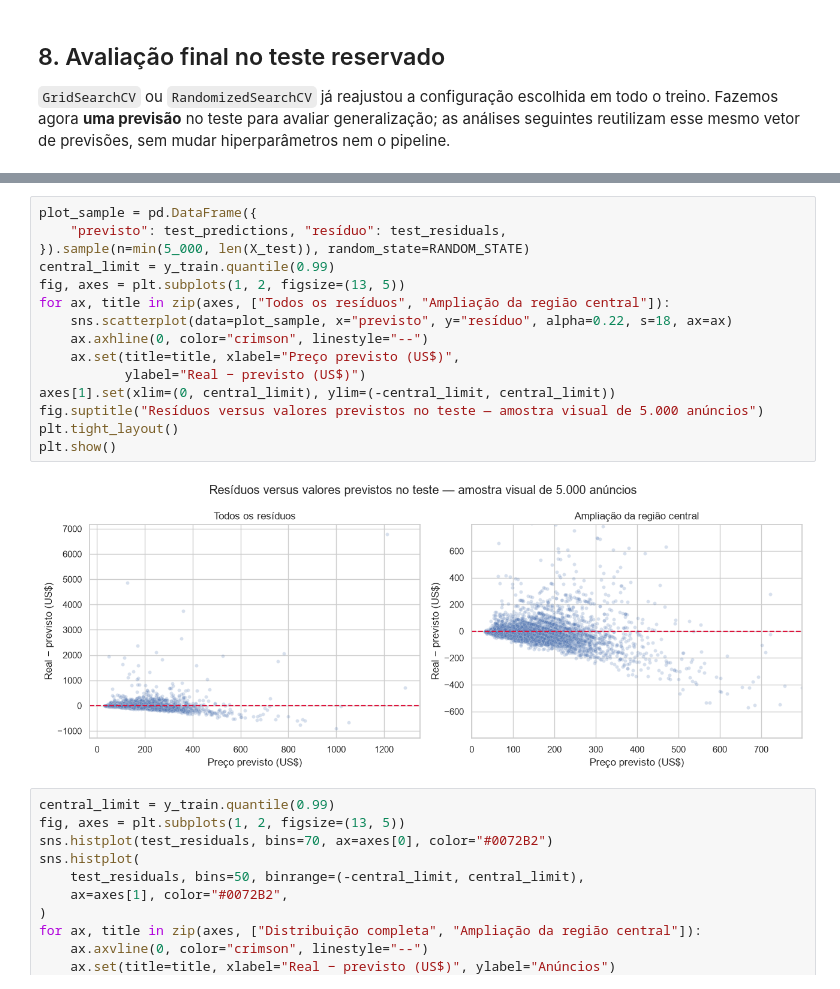
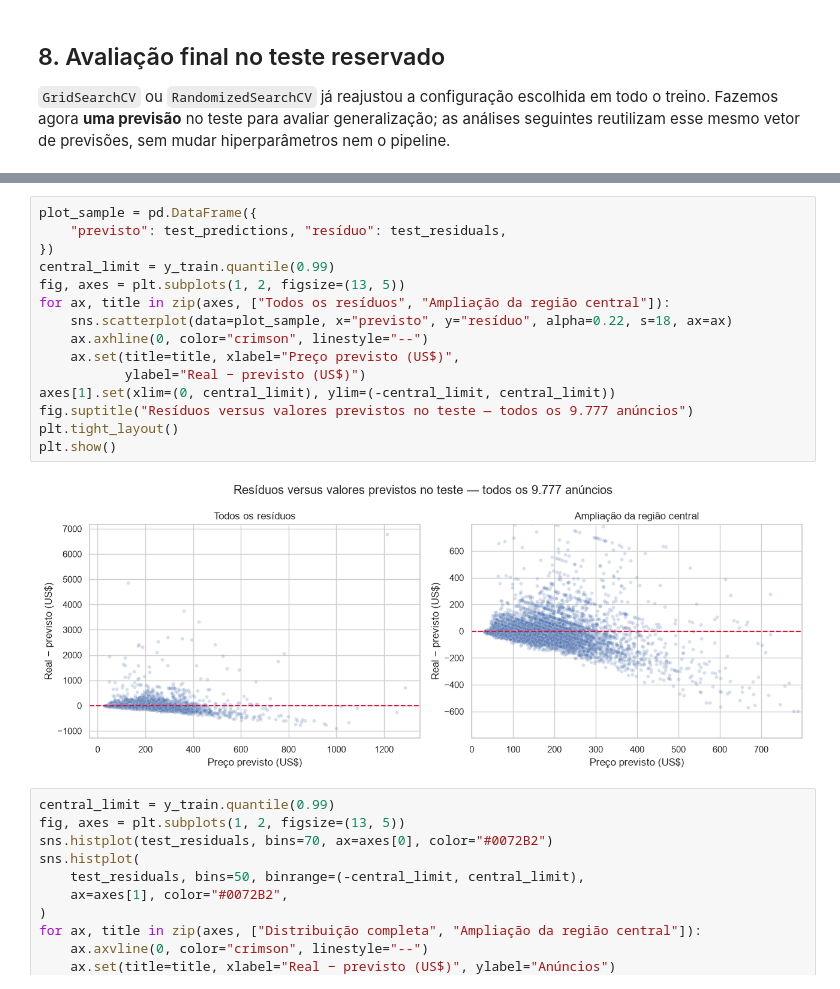
Before and after one commit to djairofilho/aps1-airbnb-eda, a Jupyter notebook: notebooks/APS2_Airbnb_Regressao.ipynb, the cells around one changed output, grey strips where cells are left out. Saved outputs shown, nothing was run; the diff lists cells and outputs as text.

```diff
--- a/notebooks/APS2_Airbnb_Regressao.ipynb
+++ b/notebooks/APS2_Airbnb_Regressao.ipynb
@@ -422,20 +503,20 @@ plt.show()
 # %%
 plot_sample = pd.DataFrame({
     "previsto": test_predictions, "resíduo": test_residuals,
-}).sample(n=min(5_000, len(X_test)), random_state=RANDOM_STATE)
+})
 central_limit = y_train.quantile(0.99)
 fig, axes = plt.subplots(1, 2, figsize=(13, 5))
 for ax, title in zip(axes, ["Todos os resíduos", "Ampliação da região central"]):
     sns.scatterplot(data=plot_sample, x="previsto", y="resíduo", alpha=0.22, s=18, ax=ax)
     ax.axhline(0, color="crimson", linestyle="--")
     ax.set(title=title, xlabel="Preço previsto (US$)",
            ylabel="Real − previsto (US$)")
 axes[1].set(xlim=(0, central_limit), ylim=(-central_limit, central_limit))
-fig.suptitle("Resíduos versus valores previstos no teste — amostra visual de 5.000 anúncios")
+fig.suptitle("Resíduos versus valores previstos no teste — todos os 9.777 anúncios")
 plt.tight_layout()
 plt.show()
 # %% [output]
-[figure, old version]
+[figure, new version]
 # %%
 central_limit = y_train.quantile(0.99)
 fig, axes = plt.subplots(1, 2, figsize=(13, 5))
```
Also changed, not shown: parts of 30 cells of this notebook, 5 other files.
